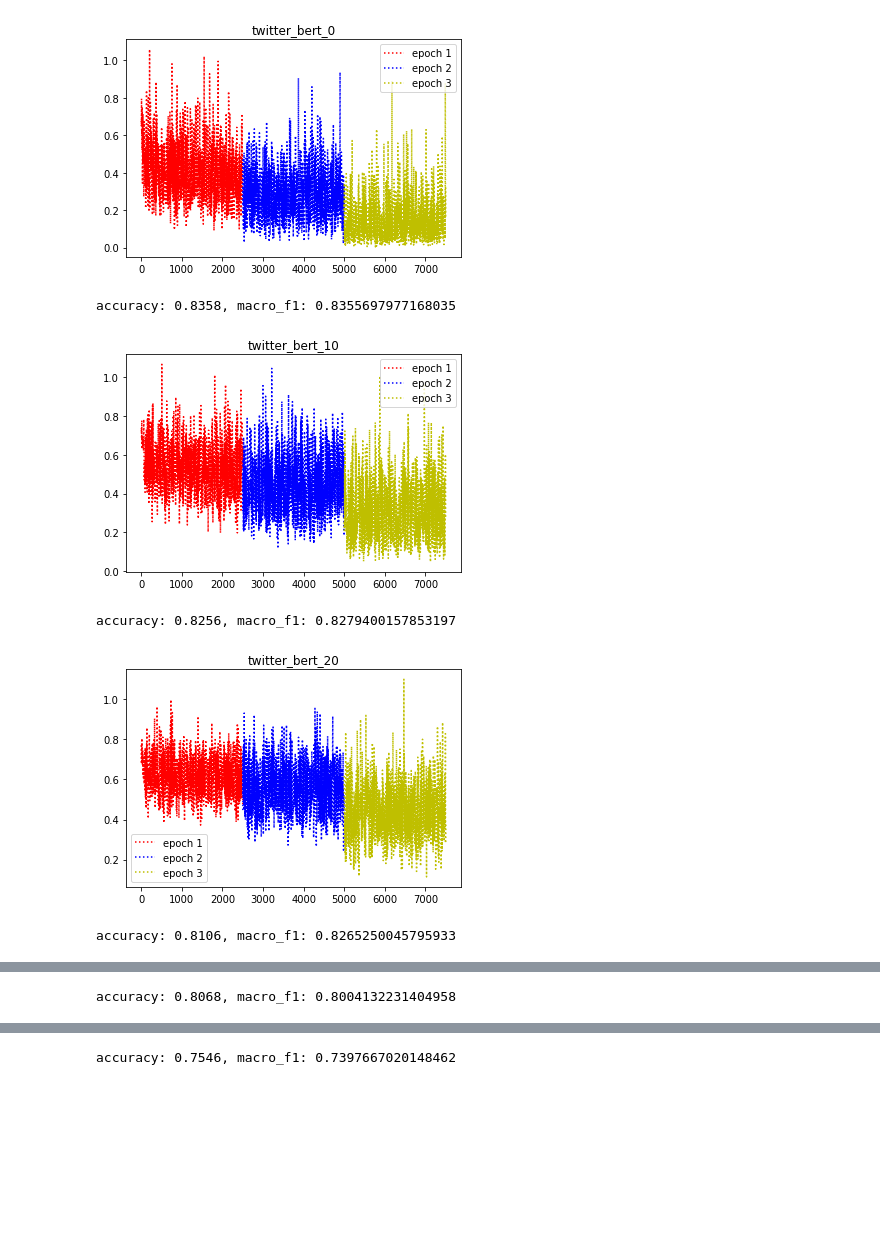
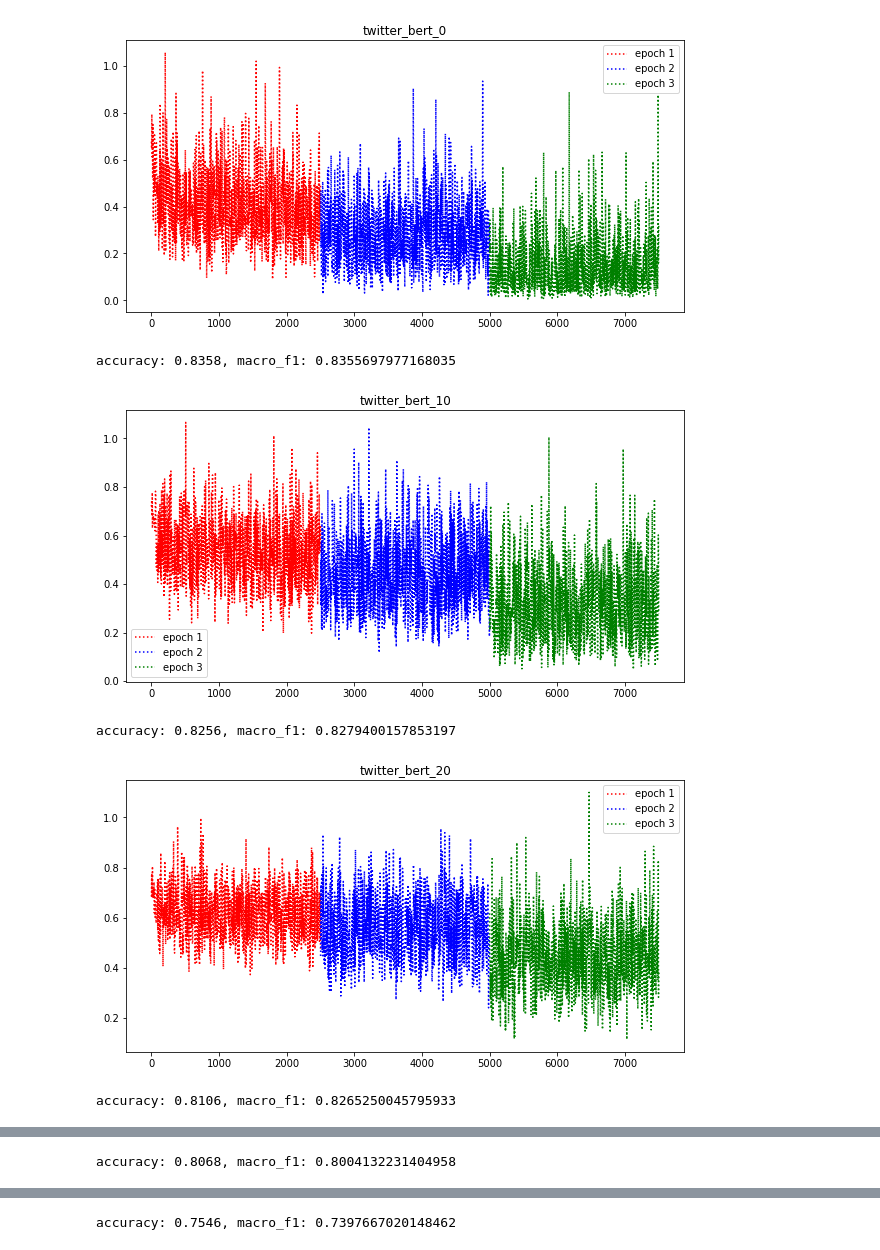
Before and after one commit to rvnair/text-classification, a Jupyter notebook: notebooks/Loss Analysis.ipynb, the cells around one changed output, grey strips where cells are left out. Saved outputs shown, nothing was run; the diff lists cells and outputs as text; code cells hidden in the pictures; blank space fills up the shorter version.

```diff
--- a/notebooks/Loss Analysis.ipynb
+++ b/notebooks/Loss Analysis.ipynb
@@ -3,13 +3,13 @@ import matplotlib.pyplot as plt
 import json
 
 from pylab import rcParams
-rcParams['figure.figsize'] = 20, 10
+rcParams['figure.figsize'] = 10,5
 # %%
 def plot_loss(data_path):
     with open(data_path) as json_file:
         data = json.load(json_file)
         plt.title(data['name'])
-        colors = ['r','b','y']
+        colors = ['r','b','g']
         for n,e in enumerate(list(data.keys())[1:-2]):
             xdata = []
             ydata = []
@@ -39,11 +39,11 @@ accuracy: 0.485, macro_f1: 0.32714920303109485
 ... (10 outputs left out)
 # %%
 for i in range(0, 101, 10):
-    plot_loss('../logs/twitter_bert_{}.json'.format(i))
+    plot_loss('../logs/twitter-bert/twitter_bert_{}.json'.format(i))
 # %% [output]
-[figure, old version]
+[figure, new version]
 accuracy: 0.8358, macro_f1: 0.8355697977168035
-[figure, old version]
+[figure, new version]
 accuracy: 0.8256, macro_f1: 0.8279400157853197
-[figure, old version]
+[figure, new version]
 accuracy: 0.8106, macro_f1: 0.8265250045795933
```
Also changed, not shown: parts of 2 cells of this notebook, 3 other files.
